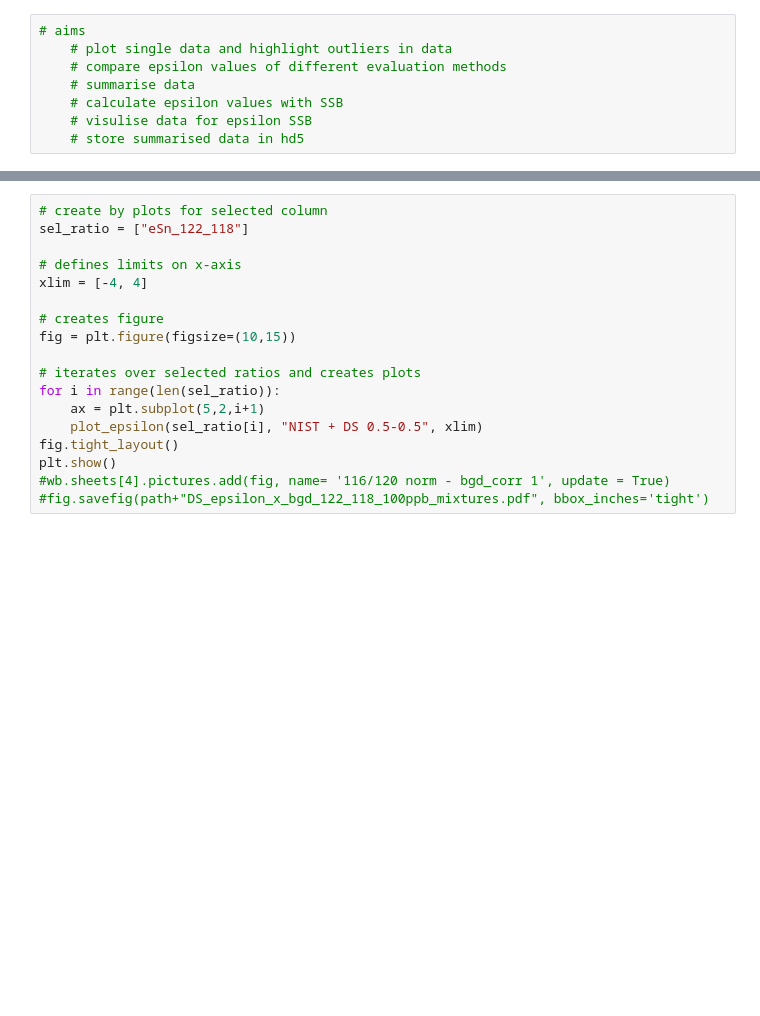
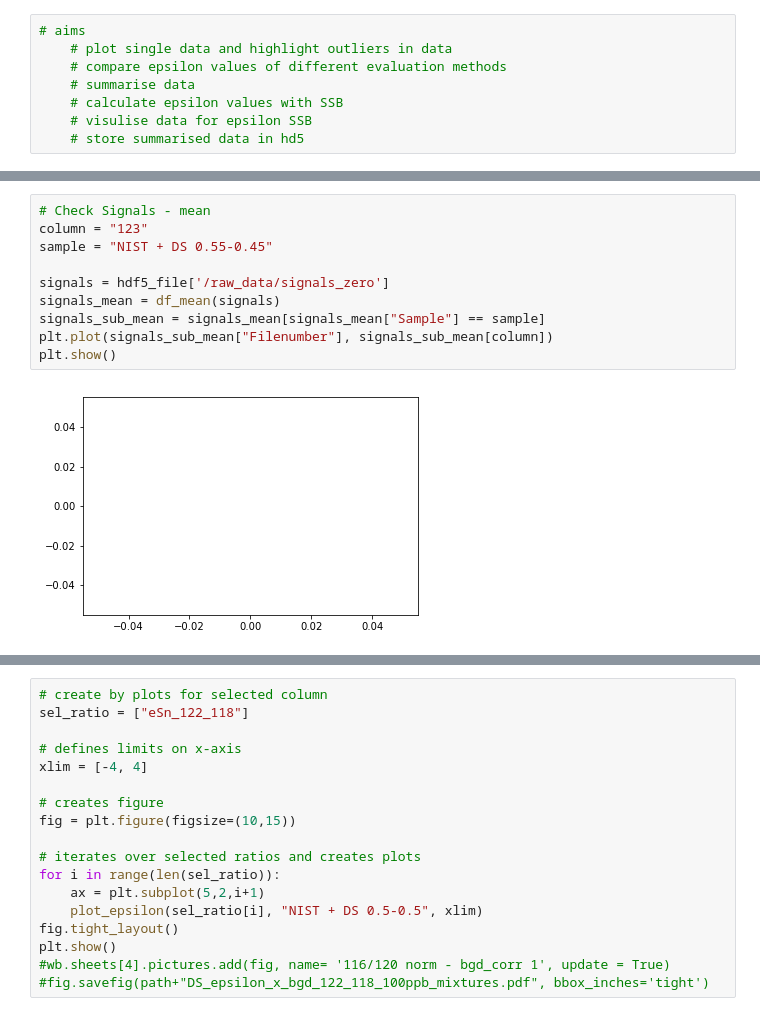
Before and after one commit to Marfster/Double_Spike_sim, a Jupyter notebook: DS_inv_data_query.ipynb, the cells around one changed output, grey strips where cells are left out. Cells and saved outputs as stored; diff of their text form; blank space fills up the shorter version.

```diff
--- a/DS_inv_data_query.ipynb
+++ b/DS_inv_data_query.ipynb
@@ -310,0 +266,12 @@ std = "NIST + DS 0.5-0.5"
+# %%
+# Check Signals - mean
+column = "123"
+sample = "NIST + DS 0.55-0.45"
+
+signals = hdf5_file['/raw_data/signals_zero']
+signals_mean = df_mean(signals)
+signals_sub_mean = signals_mean[signals_mean["Sample"] == sample]
+plt.plot(signals_sub_mean["Filenumber"], signals_sub_mean[column])
+plt.show()
+# %% [output]
+[figure, added]
```
Also changed, not shown: parts of 62 cells of this notebook, 2 other files.
